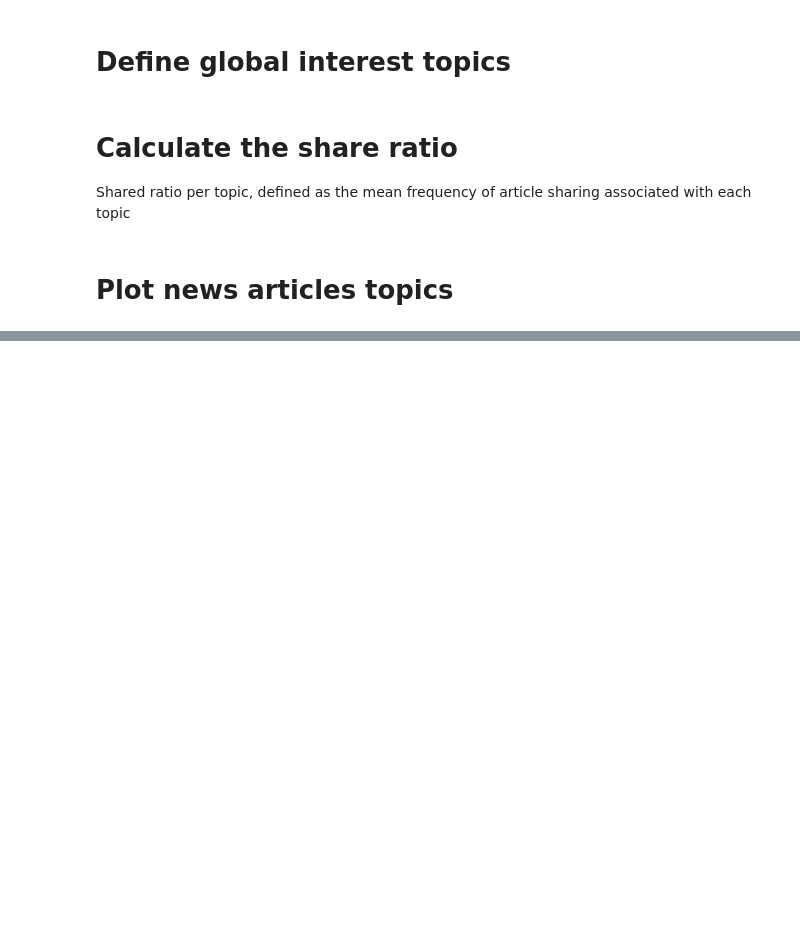
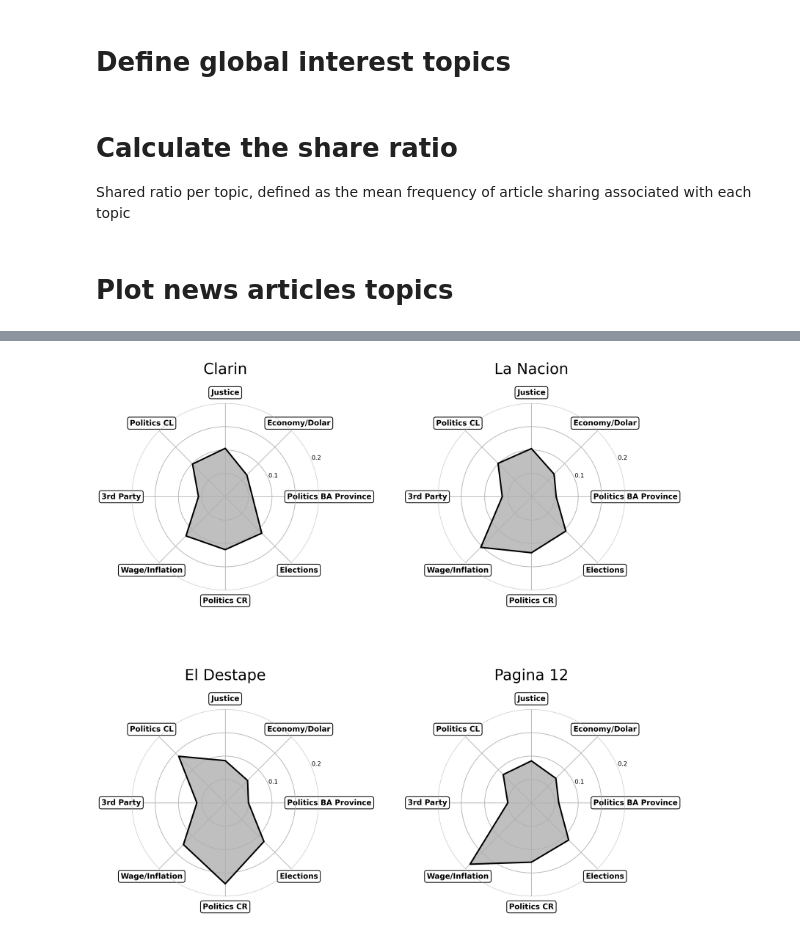
Before and after one commit to spinto88/SocialMediaBiasAndPolarization, a Jupyter notebook: TopicAnalysis.ipynb, the cells around one changed output, grey strips where cells are left out. Drawn from its saved outputs; the diff is of its cells as text; code cells hidden in the pictures; blank space fills up the shorter version.

```diff
--- a/TopicAnalysis.ipynb
+++ b/TopicAnalysis.ipynb
@@ -57,0 +96,25 @@ plt.show()
+# %%
+topic_names = ['Politics BA Province', 'Economy/Dolar', 'Justice', 'Politics CL', '3rd Party', 'Wage/Inflation', 'Politics CR', 'Elections', 'Trash topic', 'Gossip & Sport']
+# %%
+# Uso de la función
+# Crear una figura
+fig, ax = plt.subplots(figsize=(12, 12), ncols=2, nrows=2, subplot_kw=dict(polar=True), dpi = 300)
+
+coordinates = {'Clarin': [0,0], 'La Nacion': [0, 1], 'El Destape': [1,0], 'Pagina 12': [1, 1]}
+
+for outlet in ['Clarin', 'La Nacion', 'El Destape', 'Pagina 12']:
+
+    i, j = coordinates[outlet]
+
+    media_agenda = data[data.outlet == outlet][[f'T{k}' for k in range(8)]].mean(axis = 0).to_list()
+
+    radar_plot(distribution=media_agenda, topic_names=topic_names[:len(media_agenda)], color='black', ax=ax[i,j], label=outlet)
+
+    # Añadir una leyenda
+    # ax[i,j].legend(loc='upper right', bbox_to_anchor=(1.1, 1.1))
+
+plt.tight_layout(pad = 5)
+plt.savefig('New_figure4.pdf')
+plt.show()
+# %% [output]
+[figure, added]
```
Also changed, not shown: parts of 4 cells of this notebook, 1 other file.
